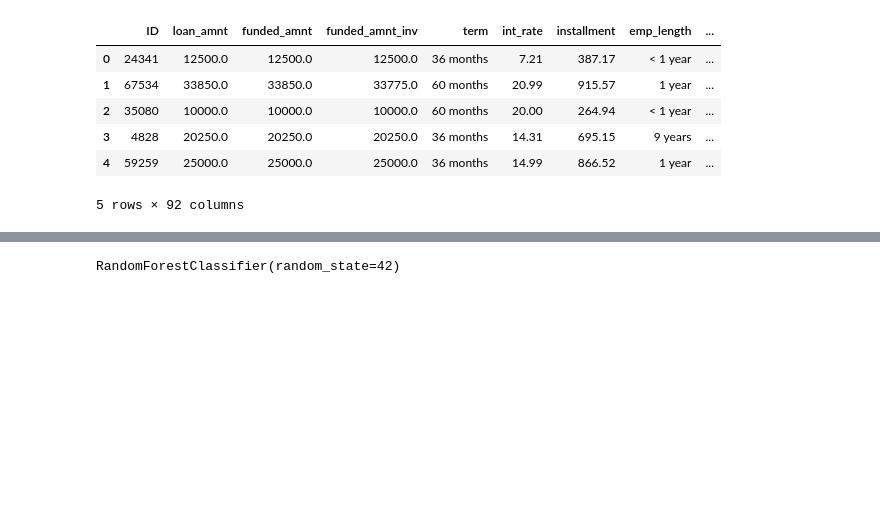
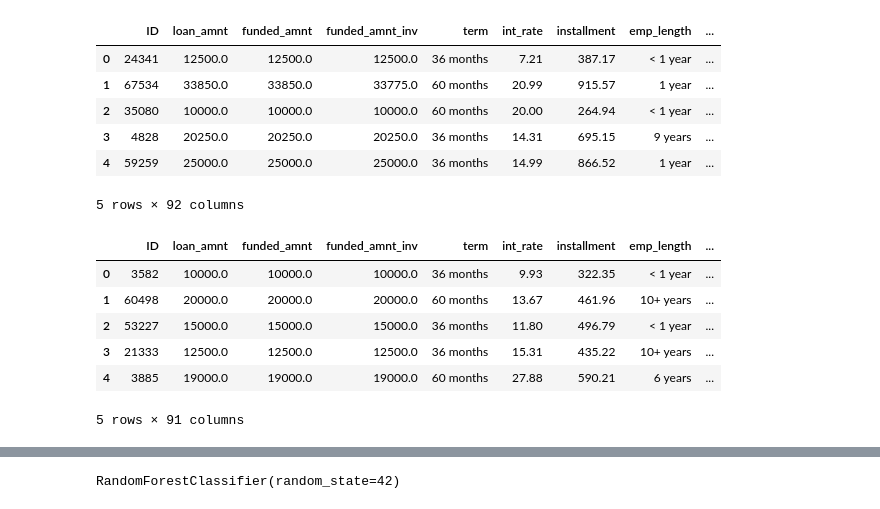
Before and after one commit to lebe1/MachineLearningCourse, a Jupyter notebook: Exercise1/loan.ipynb, the cells around one changed output, grey strips where cells are left out. Cells and saved outputs as stored; diff of their text form; code cells hidden in the pictures; blank space fills up the shorter version.

```diff
--- a/Exercise1/loan.ipynb
+++ b/Exercise1/loan.ipynb
@@ -22,3 +32,13 @@ df_train.head()
 | 3 | 4828 | 20250.0 | 20250.0 | 20250.0 | 36 months | 14.31 | 695.15 | 9 years | ... |
 | 4 | 59259 | 25000.0 | 25000.0 | 25000.0 | 36 months | 14.99 | 866.52 | 1 year | ... |
 5 rows × 92 columns
+# %%
+df_final_test.head()
+# %% [output]
+|  | ID | loan_amnt | funded_amnt | funded_amnt_inv | term | int_rate | installment | emp_length | ... |
+| 0 | 3582 | 10000.0 | 10000.0 | 10000.0 | 36 months | 9.93 | 322.35 | < 1 year | ... |
+| 1 | 60498 | 20000.0 | 20000.0 | 20000.0 | 60 months | 13.67 | 461.96 | 10+ years | ... |
+| 2 | 53227 | 15000.0 | 15000.0 | 15000.0 | 36 months | 11.80 | 496.79 | < 1 year | ... |
+| 3 | 21333 | 12500.0 | 12500.0 | 12500.0 | 36 months | 15.31 | 435.22 | 10+ years | ... |
+| 4 | 3885 | 19000.0 | 19000.0 | 19000.0 | 60 months | 27.88 | 590.21 | 6 years | ... |
+5 rows × 91 columns
```
Also changed, not shown: parts of 43 cells of this notebook.
